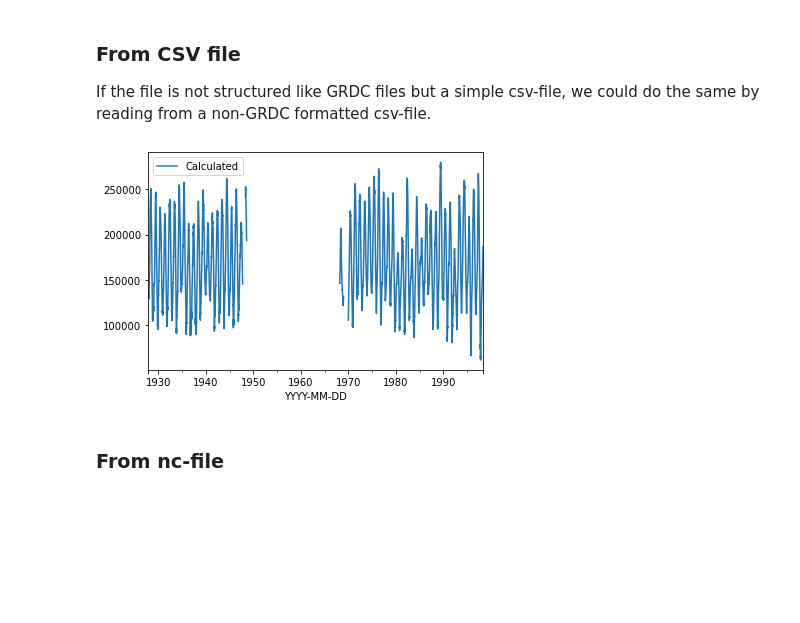
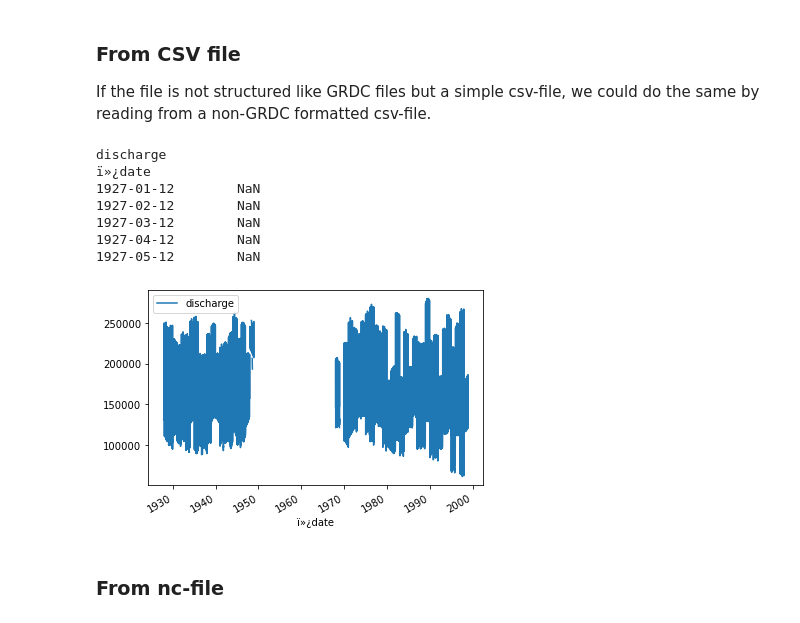
Before and after one commit to JannisHoch/pcrglobwb_utils, a Jupyter notebook: examples/example.ipynb, the cells around one changed output. Drawn from its saved outputs; the diff is of its cells as text; code cells hidden in the pictures; blank space fills up the shorter version.

```diff
--- a/examples/example.ipynb
+++ b/examples/example.ipynb
@@ -89,11 +89,17 @@ If the file is not structured like GRDC files but a simple csv-file, we could do
 # %%
 # first, create object
 csv_obj = pcrglobwb_utils.obs_data.other_data(csv_fo)
 # second, apply method
-df_CSV = csv_obj.get_values_from_csv(t_col='YYYY-MM-DD', v_col='Calculated', plot=True,
-                                                          datetime_format='%d-%m-%Y')
+df_CSV = csv_obj.get_values_from_csv(plot=True)
 # %% [output]
+discharge
+ï»¿date
+1927-01-12        NaN
+1927-02-12        NaN
+1927-03-12        NaN
+1927-04-12        NaN
+1927-05-12        NaN
-[figure, old version]
+[figure, new version]
 # %% [markdown]
 ### From nc-file
 # %%
```
Also changed, not shown: parts of 6 cells of this notebook, 4 other files.
